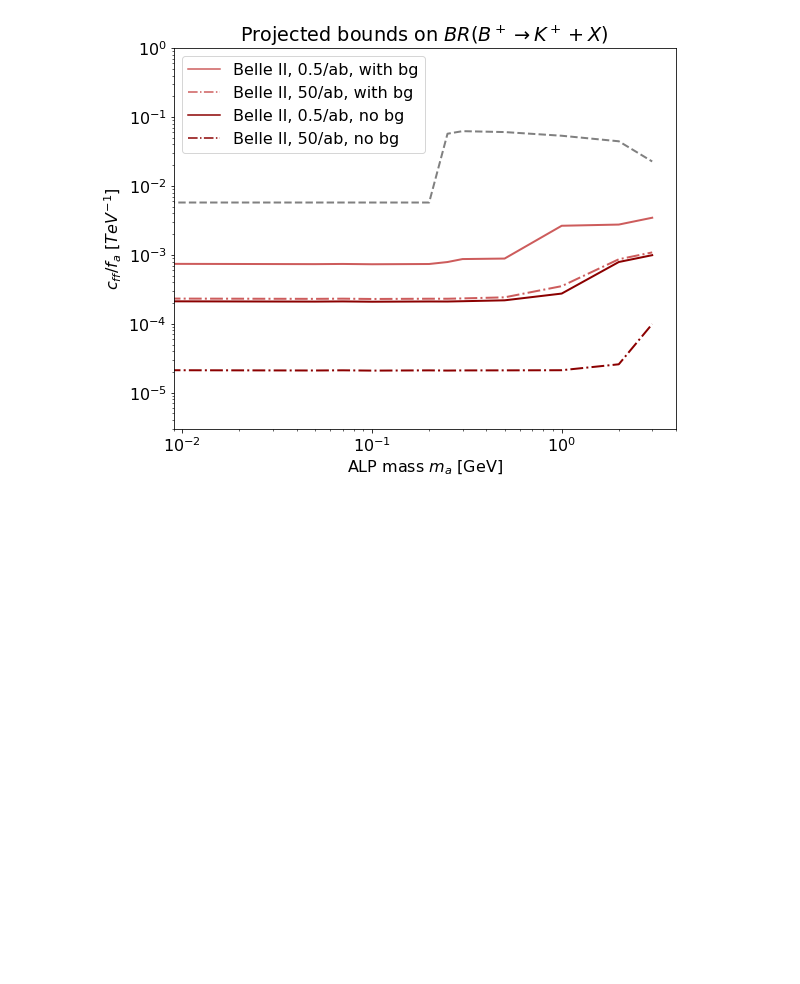
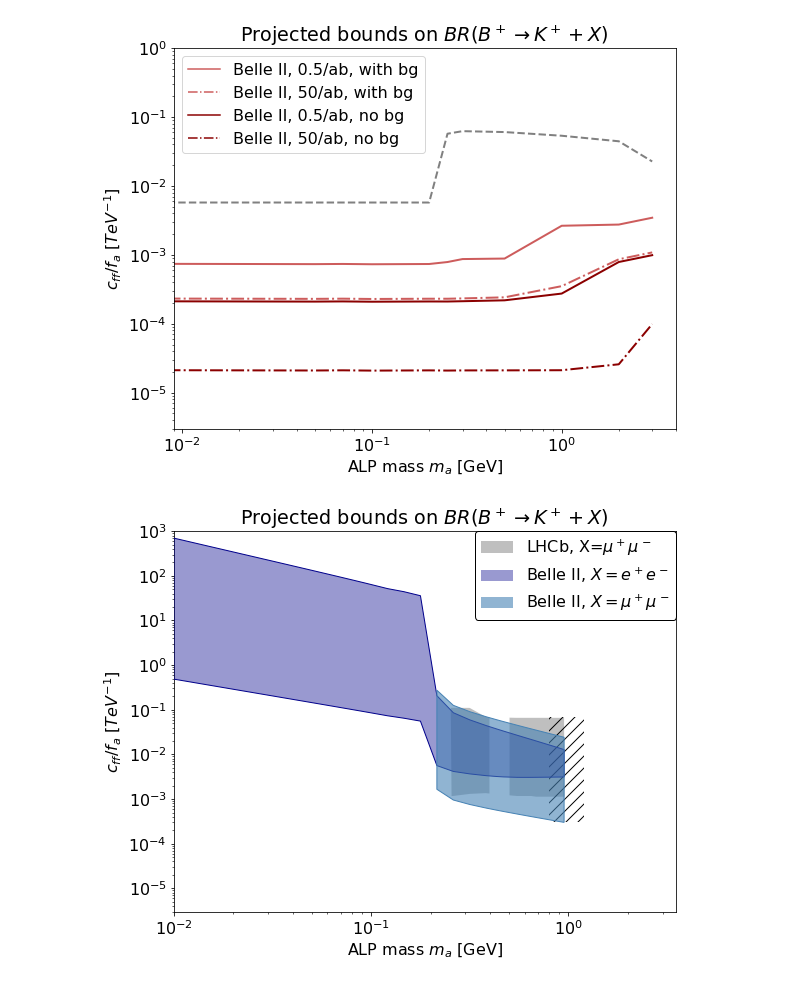
Before and after one commit to anasthesia/alps-BelleII, a Jupyter notebook: python/alps-plots.ipynb, the cells around one changed output. Saved outputs shown, nothing was run; the diff lists cells and outputs as text; code cells hidden in the pictures; blank space fills up the shorter version.

```diff
--- a/python/alps-plots.ipynb
+++ b/python/alps-plots.ipynb
@@ -495,3 +503,73 @@ ax.legend(handles=handles, loc='upper left')
 plt.savefig('plots/invisible_bounds-projections.png', dpi=300, bbox_inches='tight')
 # %% [output]
 [figure]
+# %%
+fig, ax = plt.subplots(figsize=(9, 7))
+
+# ax.plot(BaBarBounds[:,0],BaBarBounds[:,1],c="grey", ls='--',lw=2)
+
+plotGen(LHCbBoundscff,"oppacpolygon","grey",0,1,0.5, label='LHCb, X=$\mu^+ \mu^-$')
+# plotGen(LHCbBounds,"nonfilledpolygon","grey",1)
+plotWhiteRegions(whiteregionsLHCb,0.3,5,BaBarBounds[:,1],2)
+
+# plotGen(Na62Boundscff,"oppacpolygon",colorNa62,0,0.5, label='Na62')
+# plotWhiteRegions(whiteregionsNa62,0.05,0.3,10**(5),2)
+
+
+# ax.plot(BellIIInvBounds05abWithbkg[:,0],BellIIInvBounds05abWithbkg[:,1],c=colorBelleIIinvWithbkg, ls='-',lw=2)
+# ax.plot(BellIIInvBounds50abWithbkg[:,0],BellIIInvBounds50abWithbkg[:,1],c=colorBelleIIinvWithbkg, ls='-.',lw=2)
+
+# ax.plot(BellIIInvBounds05ab0bkg[:,0],BellIIInvBounds05ab0bkg[:,1],c=colorBelleIIinvNobkg, ls='-',lw=2)
+# ax.plot(BellIIInvBounds50ab0bkg[:,0],BellIIInvBounds50ab0bkg[:,1],c=colorBelleIIinvNobkg, ls='-.',lw=2)
+
+# plotGen(stackBounds(masslist,readArrayVisibleBoundBelleIIcff[:,5,0],\
+#                     readArrayVisibleBoundBelleIIcff[:,5,1]),"oppacpolygon",colorBelleIIDispgamma,0,1,0.4,\
+#                     label='Belle II, $X=\gamma \gamma $',zorder=3)
+# plotGen(stackBounds(masslist,readArrayVisibleBoundBelleIIcff[:,5,0],\
+#                     readArrayVisibleBoundBelleIIcff[:,5,1]),"nonfilledpolygon",colorBelleIIDispgamma,1,1,\
+#                     zorder=3)
+
+plotGen(stackBounds(masslist,readArrayVisibleBoundBelleIIcff[:,0,0],\
+                    readArrayVisibleBoundBelleIIcff[:,0,1]),"oppacpolygon",colorBelleIIDispe,0,1,0.4,\
+                    label='Belle II, $X=e^+ e^-$',zorder=3)
+plotGen(stackBounds(masslist,readArrayVisibleBoundBelleIIcff[:,0,0],\
+                    readArrayVisibleBoundBelleIIcff[:,0,1]),"nonfilledpolygon",colorBelleIIDispe,1,1,zorder=3)
+
+plotGen(stackBounds(masslist,readArrayVisibleBoundBelleIIcff[:,1,0],\
+                    readArrayVisibleBoundBelleIIcff[:,1,1]),"oppacpolygon",colorBelleIIDispmu,0,1,0.6,\
+                    label='Belle II, $X=\mu^+ \mu^-$',zorder=3)
+plotGen(stackBounds(masslist,readArrayVisibleBoundBelleIIcff[:,1,0],\
+                    readArrayVisibleBoundBelleIIcff[:,1,1]),"nonfilledpolygon",colorBelleIIDispmu,1,1,\
+                    zorder=3)
+
+p = mpatches.Rectangle((0.8,3*10**-4), 0.4, 0.07, linewidth=0, fill=None, hatch='//')
+ax.add_patch(p)
+
+
+ax.set_title('Projected bounds on $BR( B^+ \\rightarrow K^+ + X )$')
+
+ax.set_xlabel('ALP mass $m_a$ [GeV]')
+ax.set_ylabel('$c_{ff}/f_a\ [TeV^{-1}]$')
+ax.set_xscale('log')
+ax.set_yscale('log')
+ax.set_xlim(10**-2, 3.5)
+ax.set_ylim(3*10**-6, 10**3)
+
+handles, labels = ax.get_legend_handles_labels()
+babar= mlines.Line2D([], [], color='grey', linestyle='--',
+                          markersize=15, label='BaBar, X='+"ME")
+belleIIInv= mlines.Line2D([], [], color=colorBelleIIinvNobkg, linestyle='-',
+                          markersize=15, label='Belle II, 0.5/ab, no bg')
+belleIIInv50= mlines.Line2D([], [], color=colorBelleIIinvNobkg, linestyle='-.',
+                          markersize=15, label='Belle II, 50/ab, no bg')
+belleIIInvbg= mlines.Line2D([], [], color=colorBelleIIinvNobkg, linestyle='-',
+                          markersize=15, label='Belle II, 0.5/ab, with bg')
+belleIIInv50bg= mlines.Line2D([], [], color=colorBelleIIinvNobkg, linestyle='-.',
+                          markersize=15, label='Belle II, 50/ab, with bg')
+
+ax.legend(handles=handles, loc='upper right', bbox_to_anchor=(1.016, 1.022), framealpha=1,edgecolor="black")
+
+
+plt.savefig('plots/Bounds-projections-cff-displaced.png', dpi=300, bbox_inches='tight')
+# %% [output]
+[figure, added]
```
Also changed, not shown: parts of 15 cells of this notebook, 2 other files.
